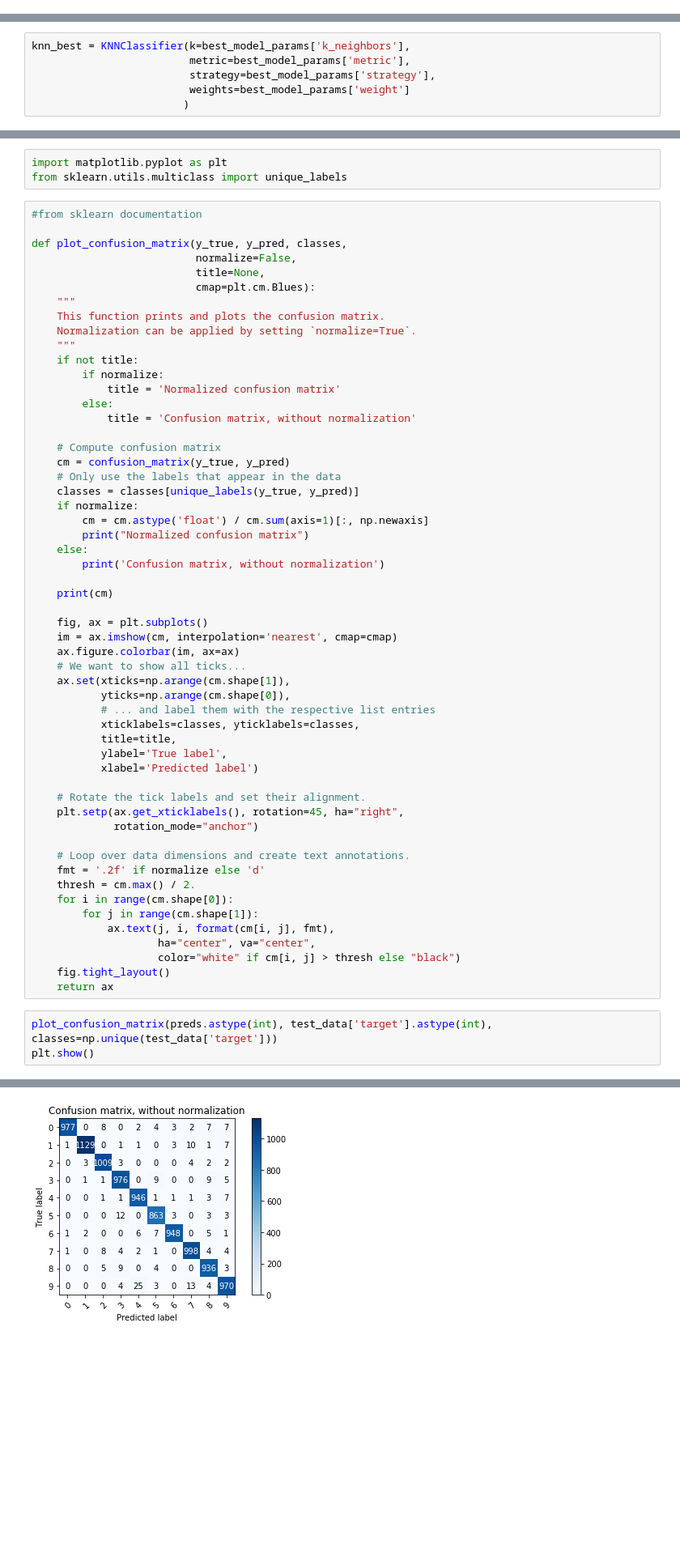
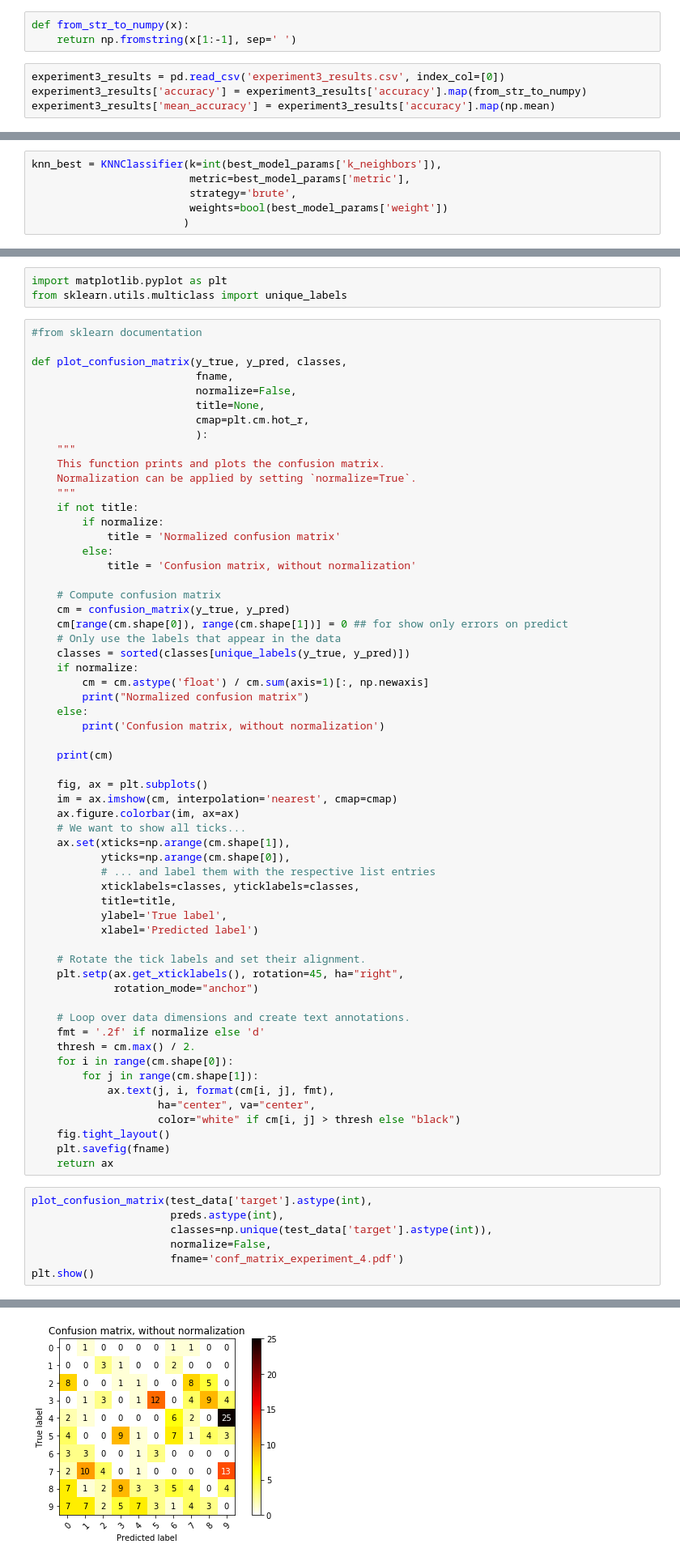
Before and after one commit to paniquex/ML_DS_practice, a Jupyter notebook: PRACTICUM/LAB_01/experiments.ipynb, the cells around one changed output, grey strips where cells are left out. Shown at 81% size. Cells and saved outputs as stored; diff of their text form; blank space fills up the shorter version.

Commit message:
made all experiments, need to get confusion matrices

```diff
--- a/PRACTICUM/LAB_01/experiments.ipynb
+++ b/PRACTICUM/LAB_01/experiments.ipynb
@@ -628,2 +541,9 @@ experiment3_results['mean_accuracy'] = experiment3_results['accuracy'].map(np.me
 # %% [markdown]
 ## Best algorithm params by accuracy:
+# %%
+def from_str_to_numpy(x):
+    return np.fromstring(x[1:-1], sep=' ')
+# %%
+experiment3_results = pd.read_csv('experiment3_results.csv', index_col=[0])
+experiment3_results['accuracy'] = experiment3_results['accuracy'].map(from_str_to_numpy)
+experiment3_results['mean_accuracy'] = experiment3_results['accuracy'].map(np.mean)
@@ -645,10 +584,10 @@ Name: 123, dtype: object
 # %% [markdown]
 ## Experiment №4
 # %%
-knn_best = KNNClassifier(k=best_model_params['k_neighbors'],
+knn_best = KNNClassifier(k=int(best_model_params['k_neighbors']),
                          metric=best_model_params['metric'],
-                         strategy=best_model_params['strategy'],
-                         weights=best_model_params['weight']
+                         strategy='brute',
+                         weights=bool(best_model_params['weight'])
                         )
 # %%
 knn_best.fit(train_data['data'],
@@ -674,9 +611,11 @@ from sklearn.utils.multiclass import unique_labels
 #from sklearn documentation
 
 def plot_confusion_matrix(y_true, y_pred, classes,
+                          fname,
                           normalize=False,
                           title=None,
-                          cmap=plt.cm.Blues):
+                          cmap=plt.cm.hot_r,
+                          ):
     """
     This function prints and plots the confusion matrix.
     Normalization can be applied by setting `normalize=True`.
@@ -689,8 +628,9 @@ def plot_confusion_matrix(y_true, y_pred, classes,
 
     # Compute confusion matrix
     cm = confusion_matrix(y_true, y_pred)
+    cm[range(cm.shape[0]), range(cm.shape[1])] = 0 ## for show only errors on predict
     # Only use the labels that appear in the data
-    classes = classes[unique_labels(y_true, y_pred)]
+    classes = sorted(classes[unique_labels(y_true, y_pred)])
     if normalize:
         cm = cm.astype('float') / cm.sum(axis=1)[:, np.newaxis]
         print("Normalized confusion matrix")
@@ -724,9 +664,14 @@ def plot_confusion_matrix(y_true, y_pred, classes,
                     ha="center", va="center",
                     color="white" if cm[i, j] > thresh else "black")
     fig.tight_layout()
+    plt.savefig(fname)
     return ax
 # %%
-plot_confusion_matrix(preds.astype(int), test_data['target'].astype(int), classes=np.unique(test_data['target']))
+plot_confusion_matrix(test_data['target'].astype(int),
+                      preds.astype(int),
+                      classes=np.unique(test_data['target'].astype(int)),
+                      normalize=False,
+                      fname='conf_matrix_experiment_4.pdf')
 plt.show()
 # %% [output]
 Confusion matrix, without normalization
@@ -743 +688 @@ Confusion matrix, without normalization
-[figure, old version]
+[figure, new version]
```
Also changed, not shown: parts of 82 cells of this notebook.
